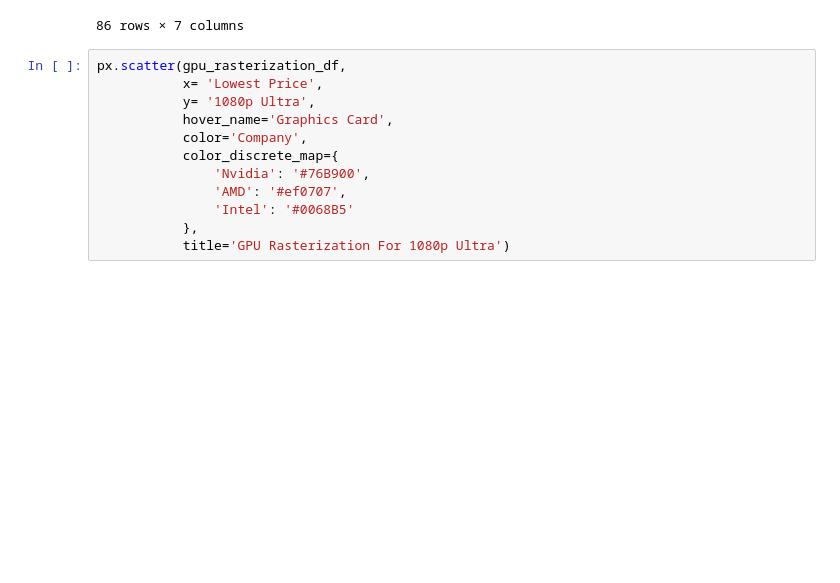
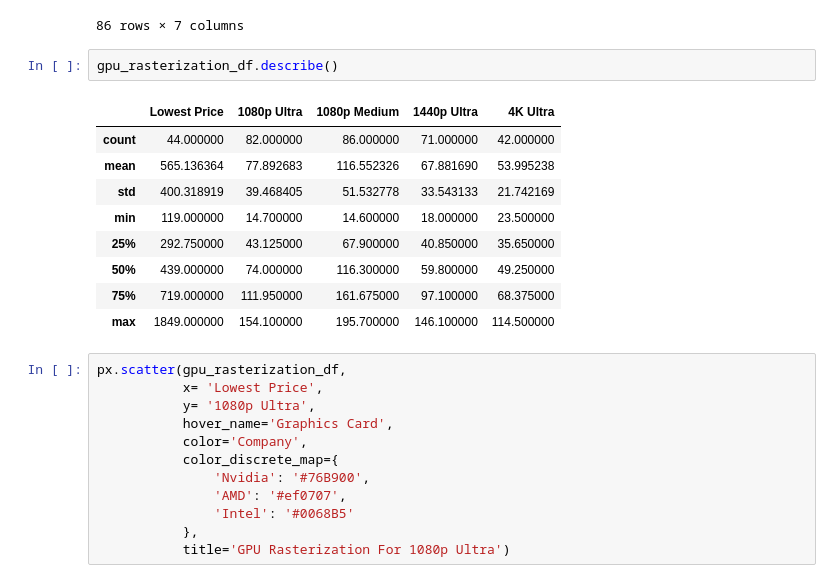
Before and after one commit to chengeric155/Computer-Building-Analysis, a Jupyter notebook: GPU Analysis.ipynb, the cells around one changed output. Cells and saved outputs as stored; diff of their text form; blank space fills up the shorter version.

```diff
--- a/GPU Analysis.ipynb
+++ b/GPU Analysis.ipynb
@@ -105,6 +105,18 @@ gpu_rasterization_df
 | 84 | Radeon RX 550 4GB | NaN | NaN | 19.5 | NaN | NaN | AMD |
 | 85 | GeForce GT 1030 | NaN | NaN | 14.6 | NaN | NaN | Nvidia |
 86 rows × 7 columns
+# %%
+gpu_rasterization_df.describe()
+# %% [output]
+|  | Lowest Price | 1080p Ultra | 1080p Medium | 1440p Ultra | 4K Ultra |
+| count | 44.000000 | 82.000000 | 86.000000 | 71.000000 | 42.000000 |
+| mean | 565.136364 | 77.892683 | 116.552326 | 67.881690 | 53.995238 |
+| std | 400.318919 | 39.468405 | 51.532778 | 33.543133 | 21.742169 |
+| min | 119.000000 | 14.700000 | 14.600000 | 18.000000 | 23.500000 |
+| 25% | 292.750000 | 43.125000 | 67.900000 | 40.850000 | 35.650000 |
+| 50% | 439.000000 | 74.000000 | 116.300000 | 59.800000 | 49.250000 |
+| 75% | 719.000000 | 111.950000 | 161.675000 | 97.100000 | 68.375000 |
+| max | 1849.000000 | 154.100000 | 195.700000 | 146.100000 | 114.500000 |
 # %%
 px.scatter(gpu_rasterization_df,
            x= 'Lowest Price',
```
Also changed, not shown: parts of 6 cells of this notebook.
